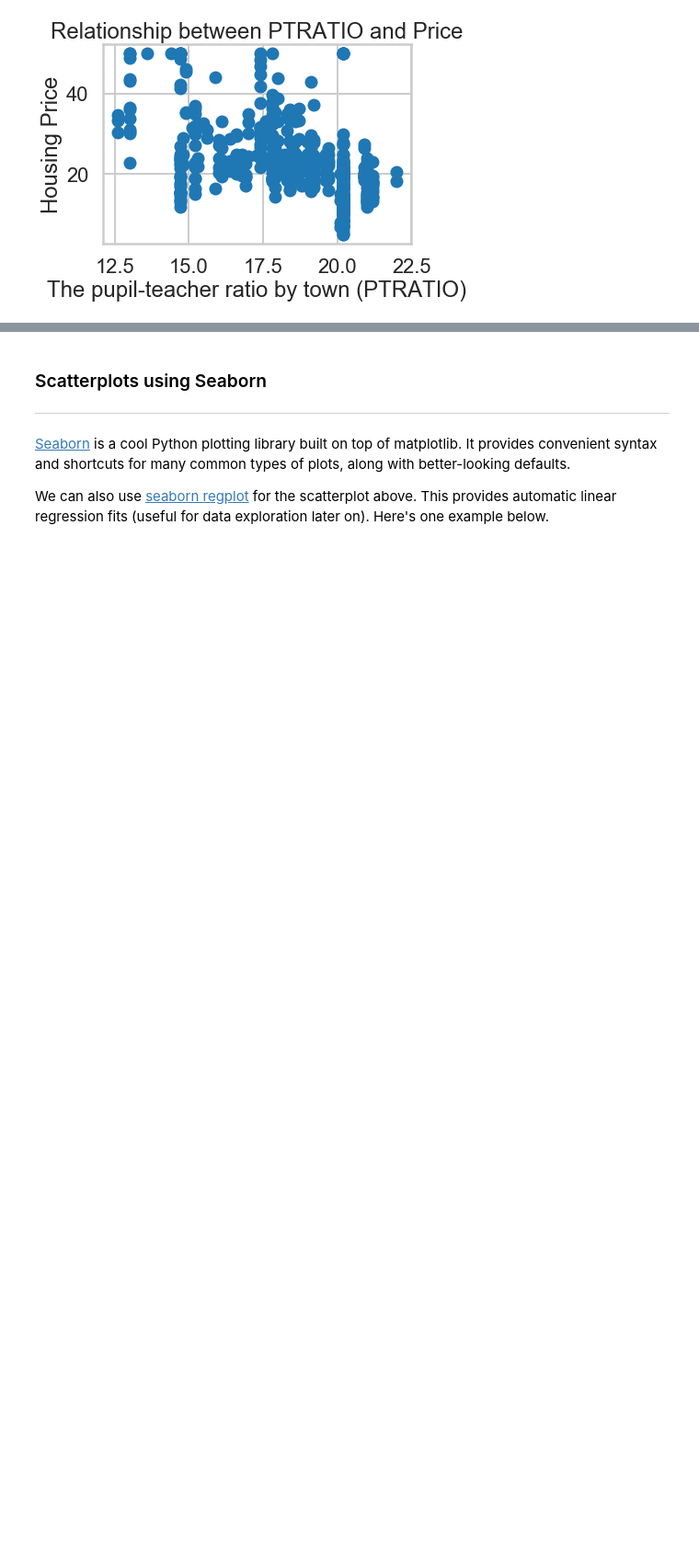
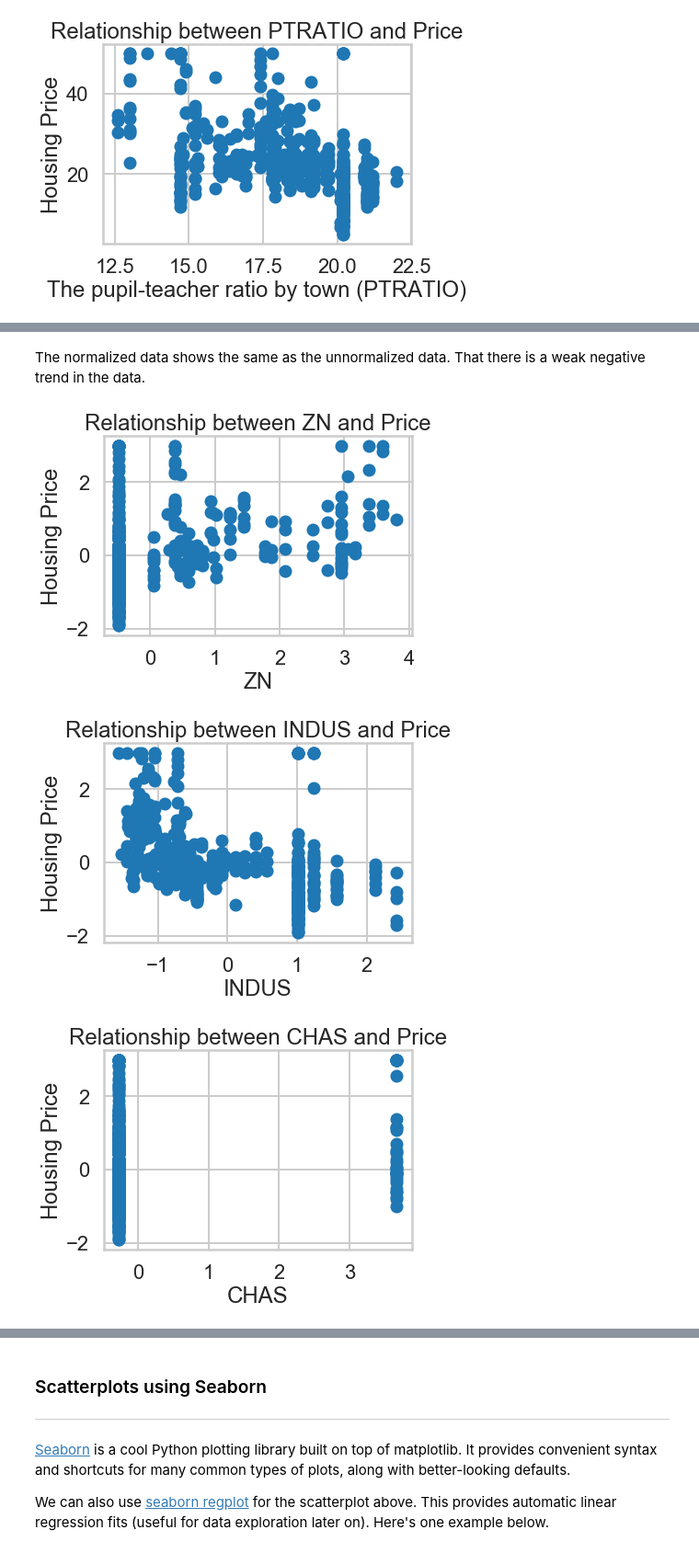
Before and after one commit to cleonard1261/springboard, a Jupyter notebook: linear_regression/Mini_Project_Linear_Regression.ipynb, the cells around one changed output, grey strips where cells are left out. Shown at 92% size. Saved outputs shown, nothing was run; the diff lists cells and outputs as text; code cells hidden in the pictures; blank space fills up the shorter version.

```diff
--- a/linear_regression/Mini_Project_Linear_Regression.ipynb
+++ b/linear_regression/Mini_Project_Linear_Regression.ipynb
@@ -317,0 +338,17 @@ Text(0.5,1,'Relationship between TAX and Price')
+# %% [markdown]
+The normalized data shows the same as the unnormalized data. That there is a weak negative trend in the data.
+# %%
+# your turn: create some other scatter plots
+l = [ 'ZN', 'INDUS', 'CHAS', 'NOX', 'AGE', 'DIS', 'RAD', 'TAX','B', 'LSTAT']
+y = (bos.PRICE - np.mean(bos.PRICE)) / np.std(bos.PRICE)
+for col in l:
+    X = (bos[col] - np.mean(bos[col])) / np.std(bos[col])
+    plt.scatter(X, y)
+    plt.xlabel(col)
+    plt.ylabel("Housing Price")
+    plt.title("Relationship between "+col+" and Price")
+    plt.show()
+# %% [output]
+[figure, added]
+[figure, added]
+[figure, added]
```
Also changed, not shown: parts of 9 cells of this notebook.
